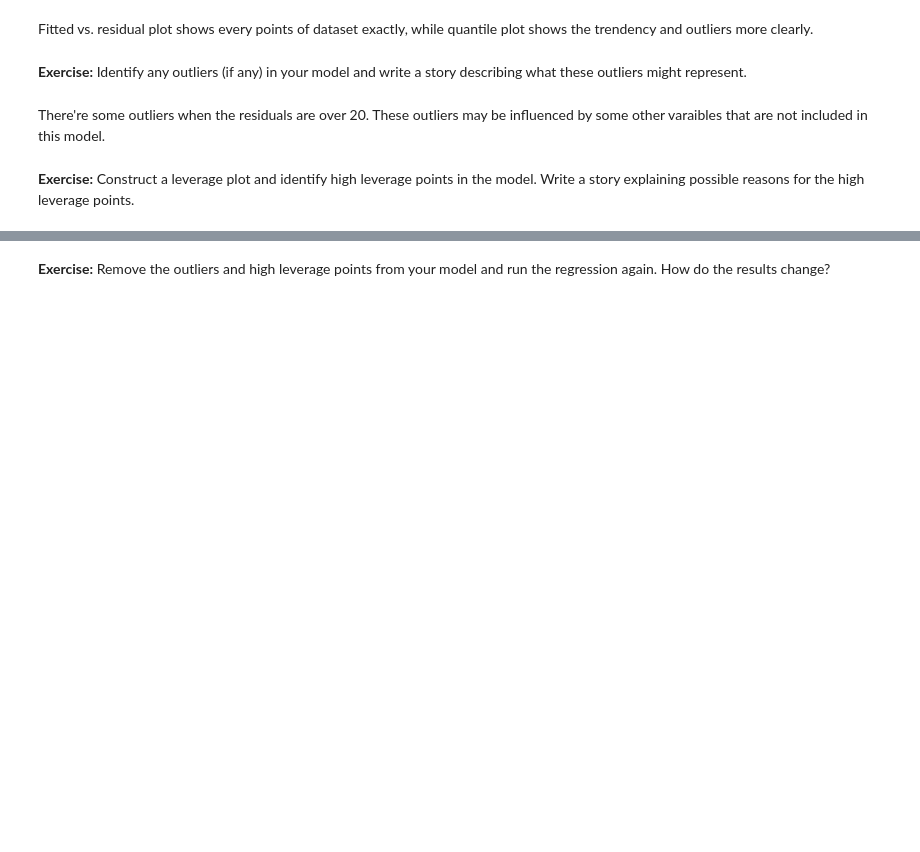
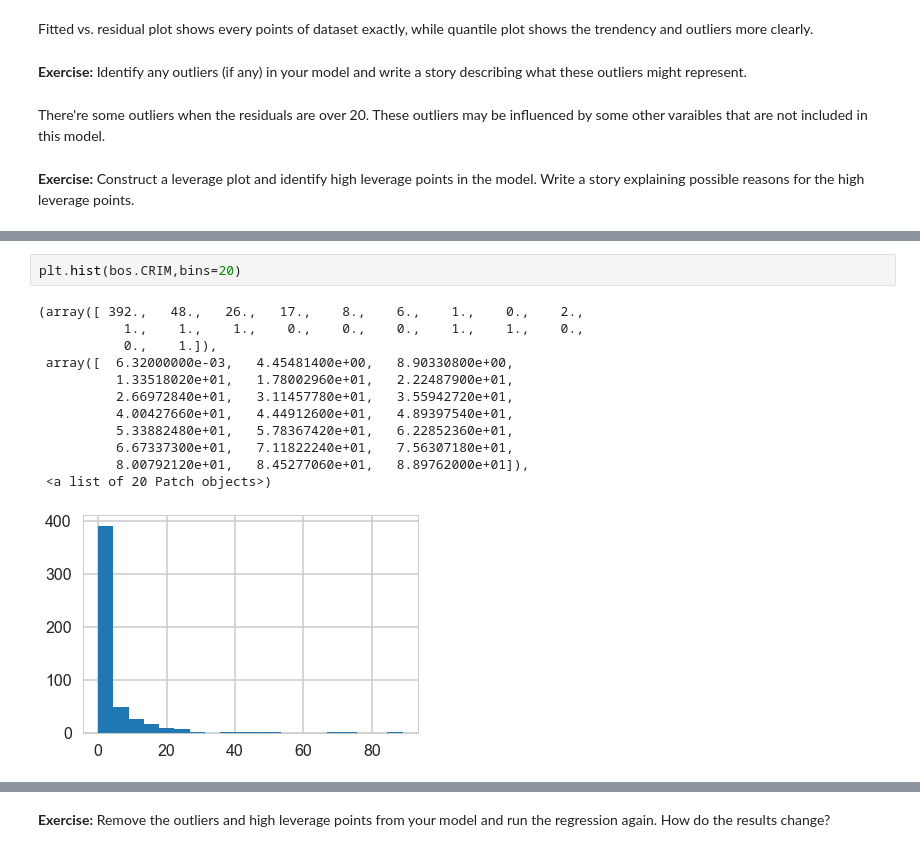
Before and after one commit to Bin-Icarus/SB_11-ML-Topics, a Jupyter notebook: Linear Regression Using Boston Housing Data Set/1505930706_linear_regression/linear_regression/Mini_Project_Linear_Regression.ipynb, the cells around one changed output, grey strips where cells are left out. Saved outputs shown, nothing was run; the diff lists cells and outputs as text; blank space fills up the shorter version.

```diff
--- a/Linear Regression Using Boston Housing Data Set/1505930706_linear_regression/linear_regression/Mini_Project_Linear_Regression.ipynb
+++ b/Linear Regression Using Boston Housing Data Set/1505930706_linear_regression/linear_regression/Mini_Project_Linear_Regression.ipynb
@@ -1017,0 +1024,15 @@ pylab.show()
+# %%
+plt.hist(bos.CRIM,bins=20)
+# %% [output]
+(array([ 392.,   48.,   26.,   17.,    8.,    6.,    1.,    0.,    2.,
+           1.,    1.,    1.,    0.,    0.,    0.,    1.,    1.,    0.,
+           0.,    1.]),
+ array([  6.32000000e-03,   4.45481400e+00,   8.90330800e+00,
+          1.33518020e+01,   1.78002960e+01,   2.22487900e+01,
+          2.66972840e+01,   3.11457780e+01,   3.55942720e+01,
+          4.00427660e+01,   4.44912600e+01,   4.89397540e+01,
+          5.33882480e+01,   5.78367420e+01,   6.22852360e+01,
+          6.67337300e+01,   7.11822240e+01,   7.56307180e+01,
+          8.00792120e+01,   8.45277060e+01,   8.89762000e+01]),
+ <a list of 20 Patch objects>)
+[figure, added]
```
Also changed, not shown: parts of 17 cells of this notebook.
